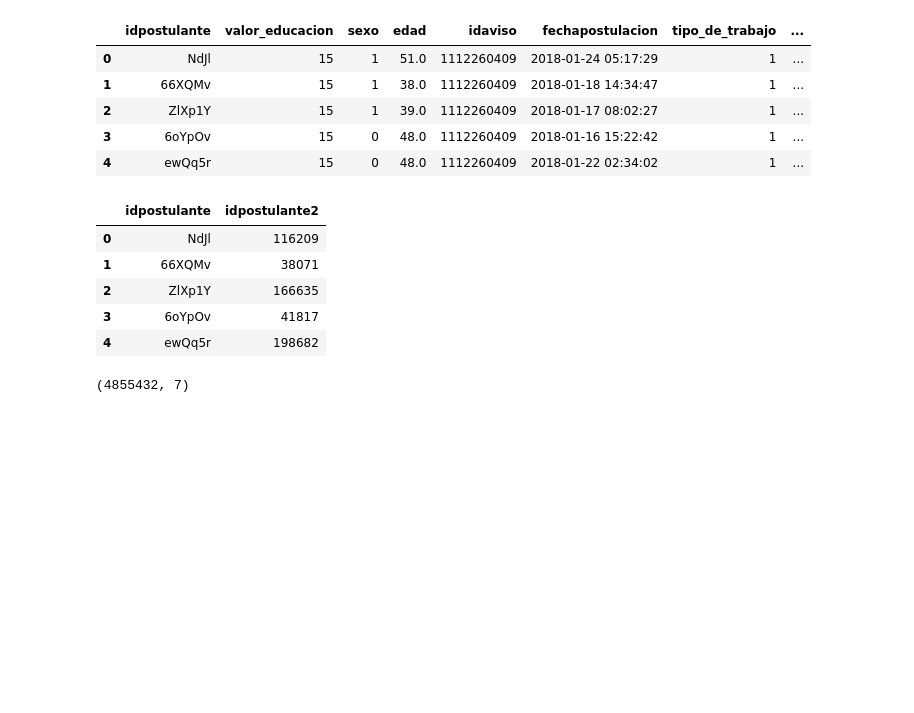
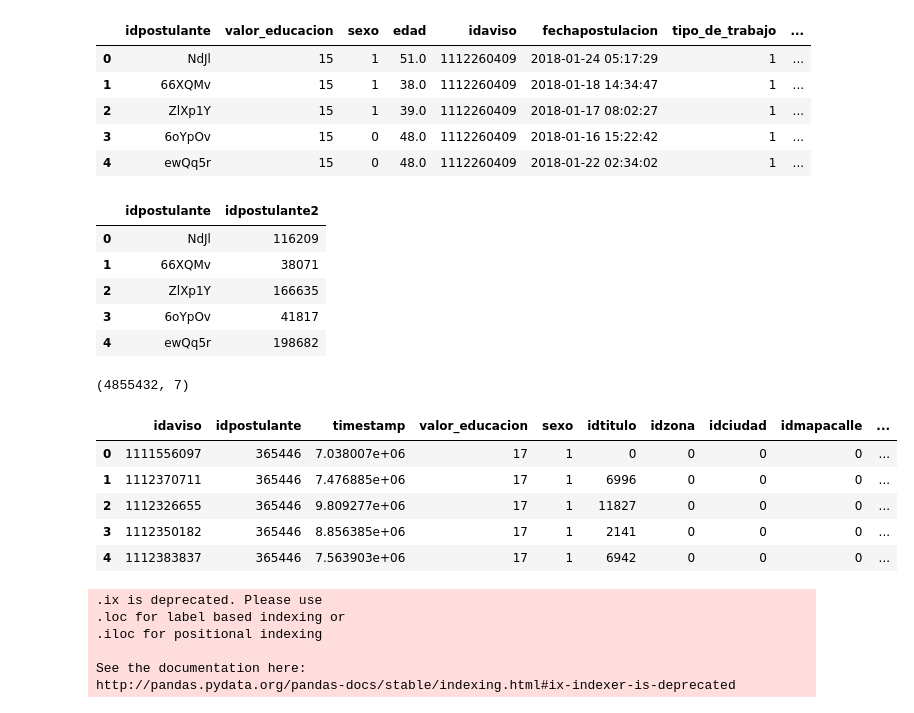
Before and after one commit to PRPablo/dataJobSearches, a Jupyter notebook: prediction/Logistic Regression.ipynb, the cells around one changed output. Drawn from its saved outputs; the diff is of its cells as text; code cells hidden in the pictures; blank space fills up the shorter version.

```diff
--- a/prediction/Logistic Regression.ipynb
+++ b/prediction/Logistic Regression.ipynb
@@ -106,3 +108,25 @@ predicion = modelo_lr.predict(data_test[:,:-1])
 #---------------------------------------------------------------------------------------------
 print(metrics.classification_report(y_true=clase_test, y_pred=predicion))
 print(pd.crosstab(data_test[:,-1].A1, predicion, rownames=['REAL'], colnames=['PREDICCION']))
+# %%
+df = pd.read_csv('../data/final_data/entrenamiento_postulaciones_vistas4.csv', encoding='utf-8')
+df.head()
+# %% [output]
+|  | idaviso | idpostulante | timestamp | valor_educacion | sexo | idtitulo | idzona | idciudad | idmapacalle | ... |
+| 0 | 1111556097 | 365446 | 7.038007e+06 | 17 | 1 | 0 | 0 | 0 | 0 | ... |
+| 1 | 1112370711 | 365446 | 7.476885e+06 | 17 | 1 | 6996 | 0 | 0 | 0 | ... |
+| 2 | 1112326655 | 365446 | 9.809277e+06 | 17 | 1 | 11827 | 0 | 0 | 0 | ... |
+| 3 | 1112350182 | 365446 | 8.856385e+06 | 17 | 1 | 2141 | 0 | 0 | 0 | ... |
+| 4 | 1112383837 | 365446 | 7.563903e+06 | 17 | 1 | 6942 | 0 | 0 | 0 | ... |
+# %%
+# X will have the numeric data, Y will have the target class
+dfix = df.ix[:, 0:13];
+X = np.array(dfix)
+y = np.array(df['se_postulo'])
+# %% [output]
+.ix is deprecated. Please use
+.loc for label based indexing or
+.iloc for positional indexing
+
+See the documentation here:
+http://pandas.pydata.org/pandas-docs/stable/indexing.html#ix-indexer-is-deprecated
```
Also changed, not shown: parts of 22 cells of this notebook.
